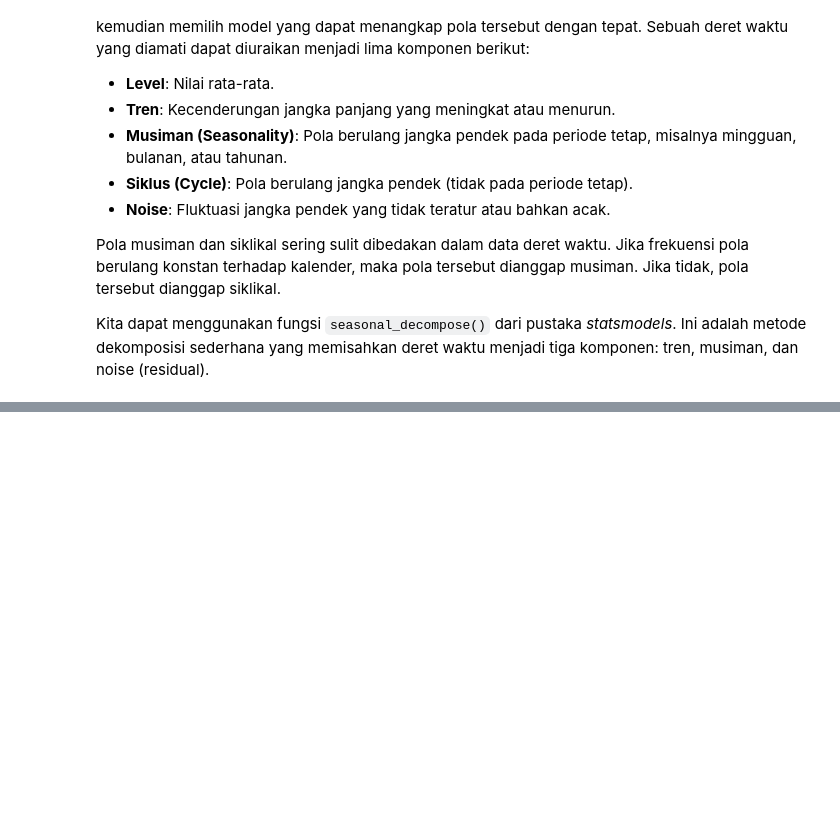
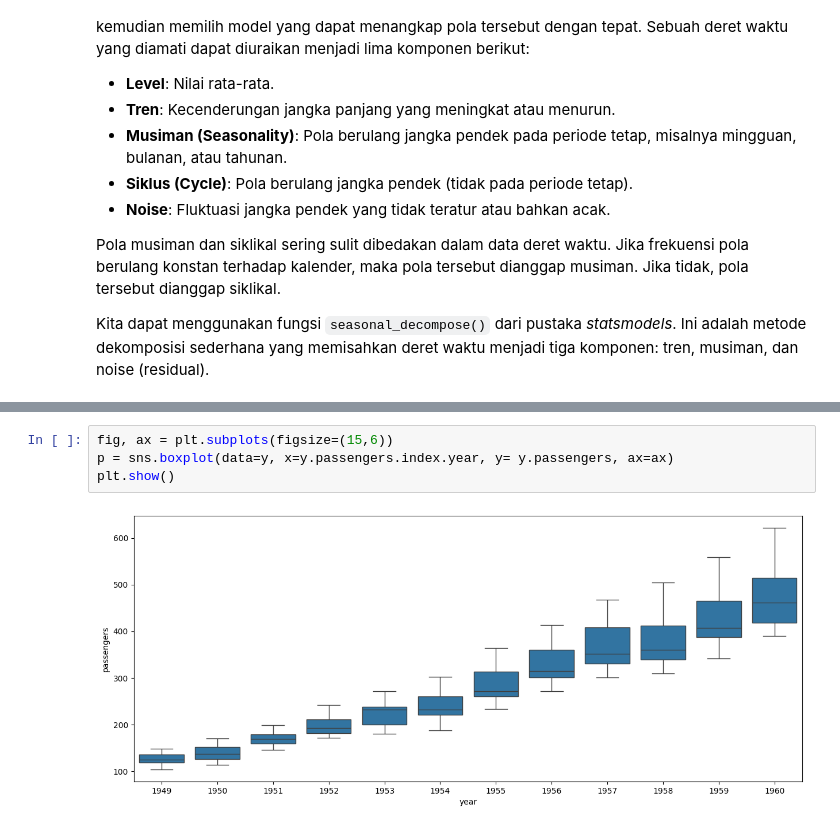
Before and after one commit to taudataanalytics/Pedas-2025, a Jupyter notebook: PeDaS-2025-Day-01.ipynb, the cells around one changed output, grey strips where cells are left out. Cells and saved outputs as stored; diff of their text form; blank space fills up the shorter version.

```diff
--- a/PeDaS-2025-Day-01.ipynb
+++ b/PeDaS-2025-Day-01.ipynb
@@ -82,0 +168,6 @@ Running the code locally, please make sure all the python module versions agree
+# %%
+fig, ax = plt.subplots(figsize=(15,6))
+p = sns.boxplot(data=y, x=y.passengers.index.year, y= y.passengers, ax=ax)
+plt.show()
+# %% [output]
+[figure, added]
```
Also changed, not shown: parts of 23 cells of this notebook, 6 other files.
